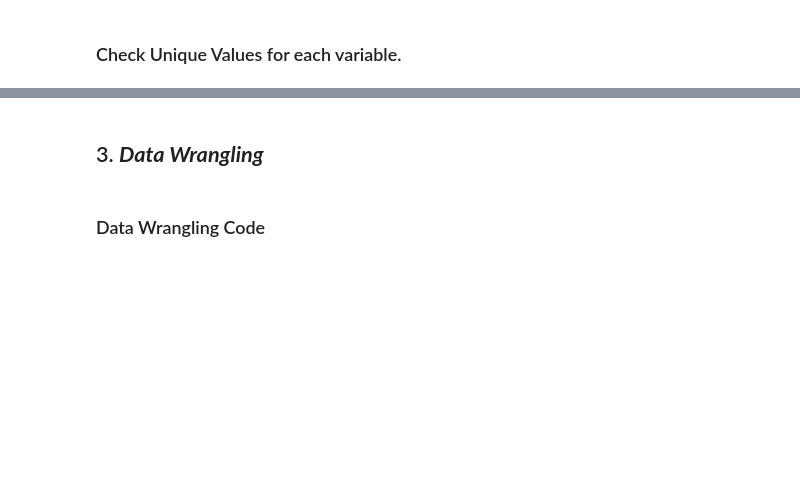
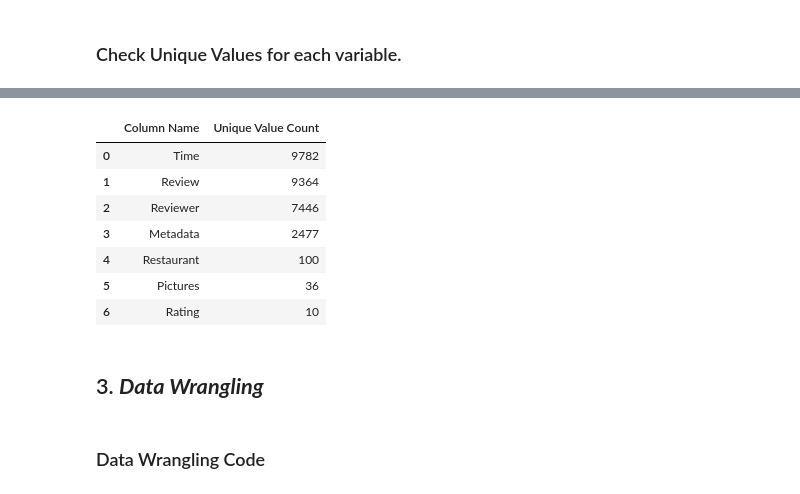
Before and after one commit to adamaneeqaqwathka-arch/Zomato-Data-Analysis, a Jupyter notebook: notebooks/Sample_ML_Submission_Template.ipynb, the cells around one changed output, grey strips where cells are left out. Saved outputs shown, nothing was run; the diff lists cells and outputs as text; code cells hidden in the pictures; blank space fills up the shorter version.

```diff
--- a/notebooks/Sample_ML_Submission_Template.ipynb
+++ b/notebooks/Sample_ML_Submission_Template.ipynb
@@ -268,3 +378,16 @@ Answer Here
+# %%
+reviews.nunique().sort_values(ascending=False).reset_index().rename(
+    columns={'index': 'Column Name', 0: 'Unique Value Count'}
+)
+# %% [output]
+|  | Column Name | Unique Value Count |
+| 0 | Time | 9782 |
+| 1 | Review | 9364 |
+| 2 | Reviewer | 7446 |
+| 3 | Metadata | 2477 |
+| 4 | Restaurant | 100 |
+| 5 | Pictures | 36 |
+| 6 | Rating | 10 |
 # %% [markdown]
 ## 3. ***Data Wrangling***
 # %% [markdown]
```
Also changed, not shown: parts of 18 cells of this notebook.
